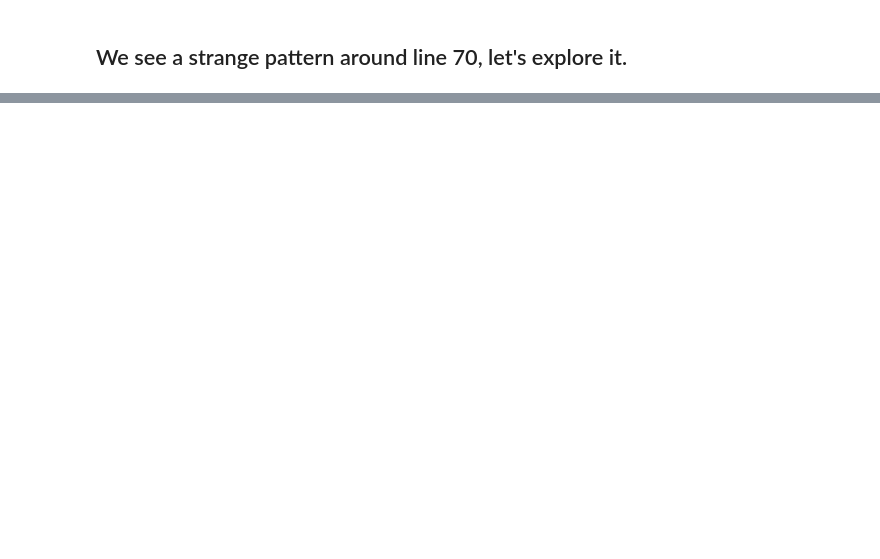
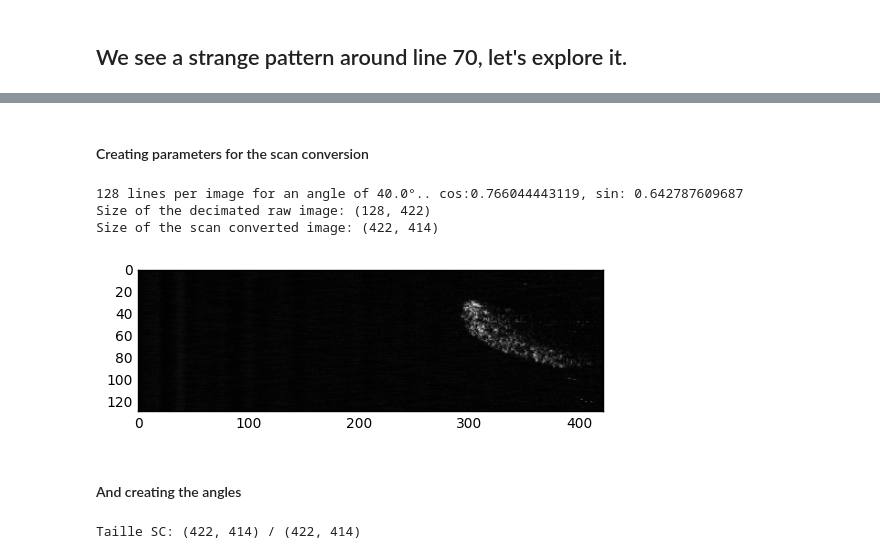
Before and after one commit to echopen/PRJ-medtec_sigproc, a Jupyter notebook: dataquarium/explore.ipynb, the cells around one changed output, grey strips where cells are left out. Cells and saved outputs as stored; diff of their text form; code cells hidden in the pictures; blank space fills up the shorter version.

```diff
--- a/dataquarium/explore.ipynb
+++ b/dataquarium/explore.ipynb
@@ -101,0 +141,2 @@ plt.show()
+# %%
+DECIMATION = 5
@@ -101,0 +145,49 @@ plt.show()
+# %%
+depth = int(data.shape[2]/DECIMATION)
+size=data.shape[1],depth
+DecimatedImg=np.zeros(shape=(size[0],size[1]))
+
+for i in range(size[0]):
+    for j in range(size[1]):
+        for k in range(DECIMATION):
+            DecimatedImg[i][j] = fourier_data_inverse[i][DECIMATION*j+k]
+# %% [markdown]
+#### Creating parameters for the scan conversion
+# %%
+NbOfLines = len(fourier_data_inverse)
+maxAngle = 40.0 # should be found in the metadata
+MaxDepth = int(size[1]*math.cos(math.radians(maxAngle)))
+ImageWidth = (int(MaxDepth*math.sin(math.radians(maxAngle))))
+sizeSC = (size[1],2*ImageWidth)
+
+step = 2.0*maxAngle/(NbOfLines+1)
+
+print(str(NbOfLines)+" lines per image for an angle of "+str(maxAngle)+"°."+". cos:"+str(math.cos(math.radians(maxAngle)))+", sin: "+str(math.sin(math.radians(maxAngle))))
+print("Size of the decimated raw image: "+str(size))
+print("Size of the scan converted image: "+str(sizeSC))
+
+plt.imshow(DecimatedImg)
+plt.show()
+# %% [output]
+128 lines per image for an angle of 40.0°.. cos:0.766044443119, sin: 0.642787609687
+Size of the decimated raw image: (128, 422)
+Size of the scan converted image: (422, 414)
+[figure, added]
+# %% [markdown]
+#### And creating the angles
+# %%
+# X and Ys
+X=np.zeros(shape=(size[0],size[1]))
+Y=np.zeros(shape=(size[0],size[1]))
+# Image SC X and Y
+XX=np.zeros(shape=(sizeSC[0],sizeSC[1]))
+YY=np.zeros(shape=(sizeSC[0],sizeSC[1]))
+# Initiating matrices
+for i in range(size[0]):
+    for j in range(size[1]):
+        X[i][j] = 1.0*j*math.cos(math.radians(step*i-maxAngle))
+        Y[i][j] = 1.0*(size[1]+1)/2.0+1.0*j*math.sin(math.radians(step*(i)-maxAngle)) # same
+ScanConverted=np.zeros(shape=(size[1],2*ImageWidth))
+print ("Taille SC: "+str(ScanConverted.shape)+" / "+str(sizeSC))
+# %% [output]
+Taille SC: (422, 414) / (422, 414)
```
Also changed, not shown: parts of 17 cells of this notebook, 2 other files.
